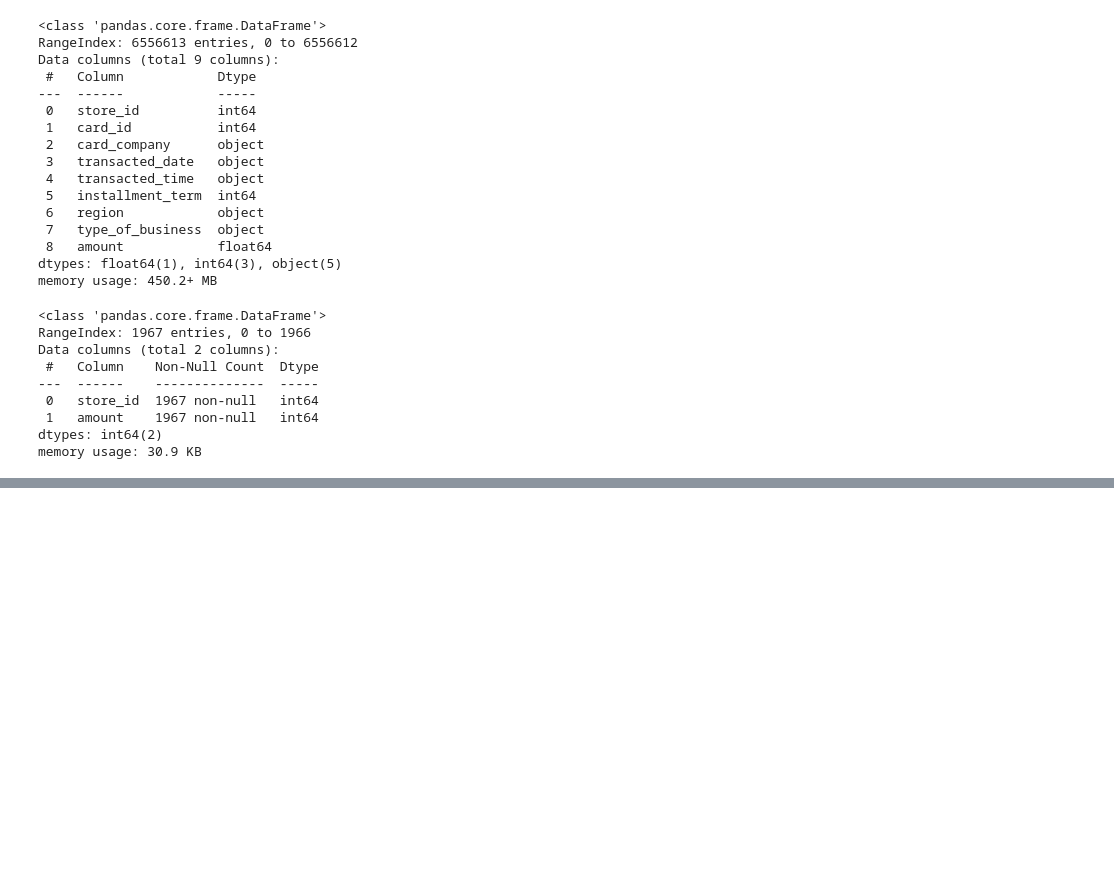
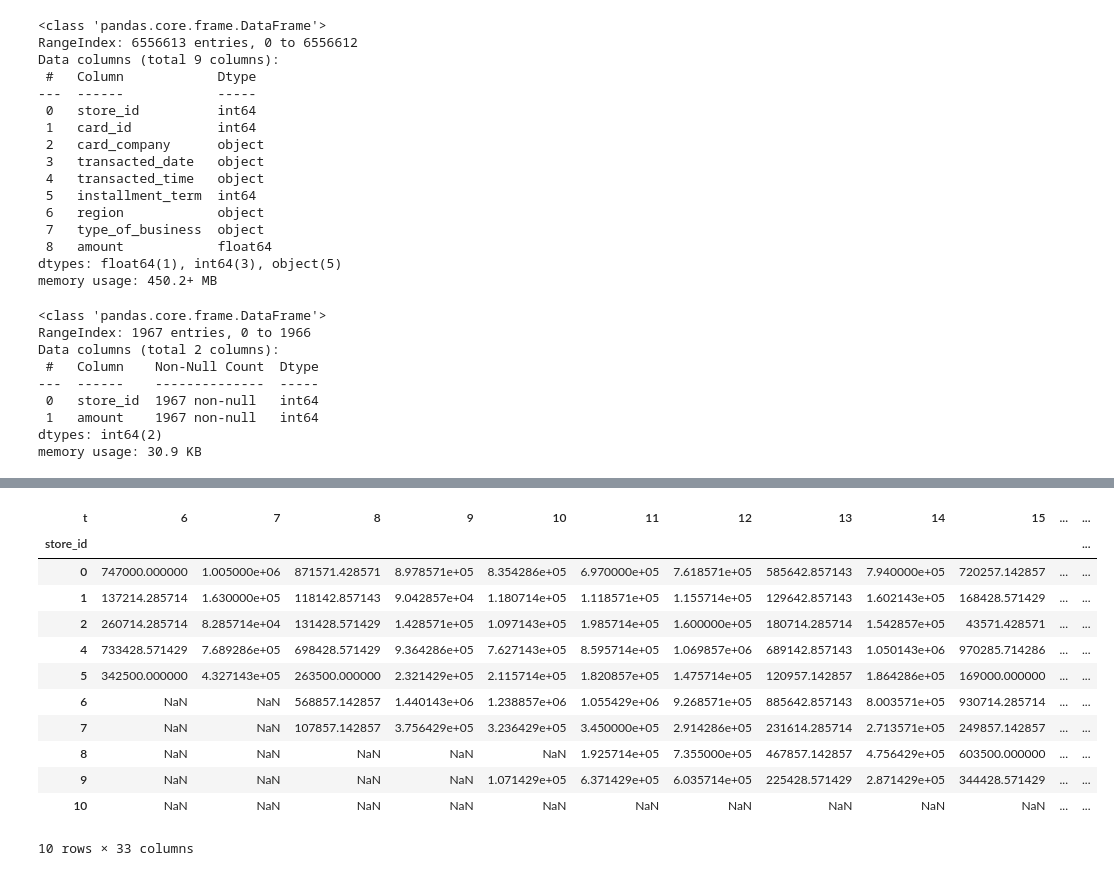
Before and after one commit to seonydg/credit-card-sales-forecast, a Jupyter notebook: credit-card-sales-forecast.ipynb, the cells around one changed output, grey strips where cells are left out. Saved outputs shown, nothing was run; the diff lists cells and outputs as text; code cells hidden in the pictures; blank space fills up the shorter version.

```diff
--- a/credit-card-sales-forecast.ipynb
+++ b/credit-card-sales-forecast.ipynb
@@ -70,0 +158,3 @@ memory usage: 30.9 KB
+# %%
+df.drop(['card_id', 'card_company'], axis = 1, inplace = True)
+df.head()
@@ -70,0 +202,6 @@ memory usage: 30.9 KB
+# %%
+# 일시불은 그대로 0, 할부는 모두 1로 변환
+df['installment_term'] = (df['installment_term'] > 0).astype(int)
+
+# 클래스(범주) 확인 : 클래스 불균형 존재
+df['installment_term'].value_counts()
@@ -70,0 +256,5 @@ memory usage: 30.9 KB
+# %%
+# groupby에 결측을 포함시키기 위해, 결측을 문자로 대체
+# 지역은 너무 많아서 그대로 활용하기 어려움. 따라서 그대로 더미화하지 않고, 이를 기반으로 한 새로운 변수를 파생해서 사용
+df['region'].fillna('없음', inplace = True)
+df['region'].value_counts().head()
@@ -70,0 +294,3 @@ memory usage: 30.9 KB
+# %%
+# groupby에 결측을 포함시키기 위해, 결측을 문자로 대체
+df['type_of_business'].fillna('없음', inplace = True)
@@ -70,0 +399,18 @@ memory usage: 30.9 KB
+# %%
+# 비어있는 값을 채우기 위해 pivot_table사용
+amount_sum_per_t_and_sid = pd.pivot_table(df, values='amount', index='store_id', columns='t', aggfunc='sum')
+amount_sum_per_t_and_sid.head(10)
+# %% [output]
+| t | 6 | 7 | 8 | 9 | 10 | 11 | 12 | 13 | 14 | 15 | ... | ... |
+| store_id |  |  |  |  |  |  |  |  |  |  |  | ... |
+| 0 | 747000.000000 | 1.005000e+06 | 871571.428571 | 8.978571e+05 | 8.354286e+05 | 6.970000e+05 | 7.618571e+05 | 585642.857143 | 7.940000e+05 | 720257.142857 | ... | ... |
+| 1 | 137214.285714 | 1.630000e+05 | 118142.857143 | 9.042857e+04 | 1.180714e+05 | 1.118571e+05 | 1.155714e+05 | 129642.857143 | 1.602143e+05 | 168428.571429 | ... | ... |
+| 2 | 260714.285714 | 8.285714e+04 | 131428.571429 | 1.428571e+05 | 1.097143e+05 | 1.985714e+05 | 1.600000e+05 | 180714.285714 | 1.542857e+05 | 43571.428571 | ... | ... |
+| 4 | 733428.571429 | 7.689286e+05 | 698428.571429 | 9.364286e+05 | 7.627143e+05 | 8.595714e+05 | 1.069857e+06 | 689142.857143 | 1.050143e+06 | 970285.714286 | ... | ... |
+| 5 | 342500.000000 | 4.327143e+05 | 263500.000000 | 2.321429e+05 | 2.115714e+05 | 1.820857e+05 | 1.475714e+05 | 120957.142857 | 1.864286e+05 | 169000.000000 | ... | ... |
+| 6 | NaN | NaN | 568857.142857 | 1.440143e+06 | 1.238857e+06 | 1.055429e+06 | 9.268571e+05 | 885642.857143 | 8.003571e+05 | 930714.285714 | ... | ... |
+| 7 | NaN | NaN | 107857.142857 | 3.756429e+05 | 3.236429e+05 | 3.450000e+05 | 2.914286e+05 | 231614.285714 | 2.713571e+05 | 249857.142857 | ... | ... |
+| 8 | NaN | NaN | NaN | NaN | NaN | 1.925714e+05 | 7.355000e+05 | 467857.142857 | 4.756429e+05 | 603500.000000 | ... | ... |
+| 9 | NaN | NaN | NaN | NaN | 1.071429e+05 | 6.371429e+05 | 6.035714e+05 | 225428.571429 | 2.871429e+05 | 344428.571429 | ... | ... |
+| 10 | NaN | NaN | NaN | NaN | NaN | NaN | NaN | NaN | NaN | NaN | ... | ... |
+10 rows × 33 columns
```
Also changed, not shown: parts of 56 cells of this notebook.
